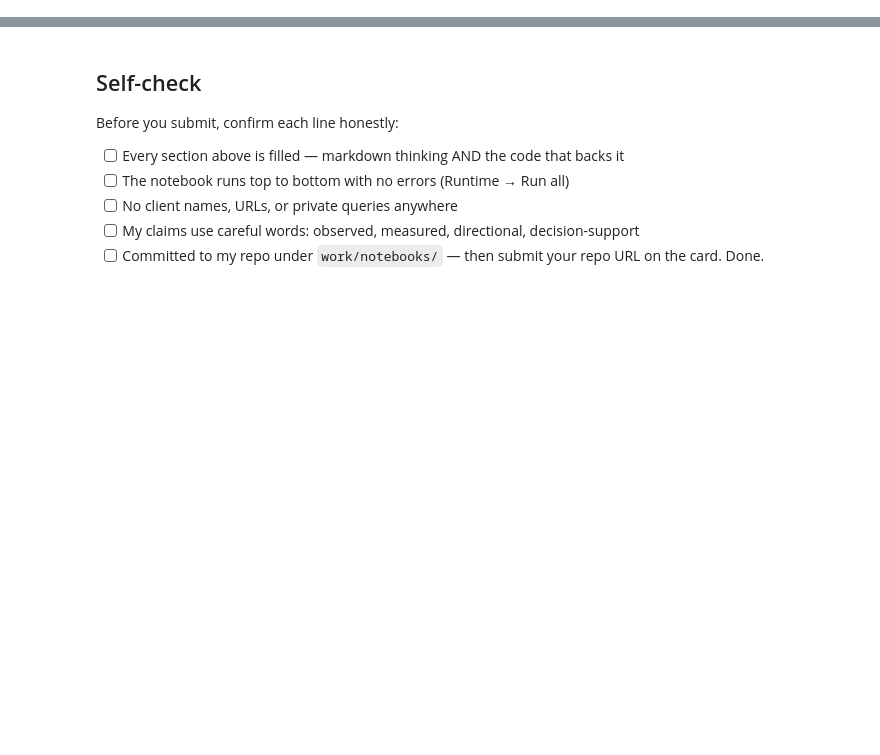
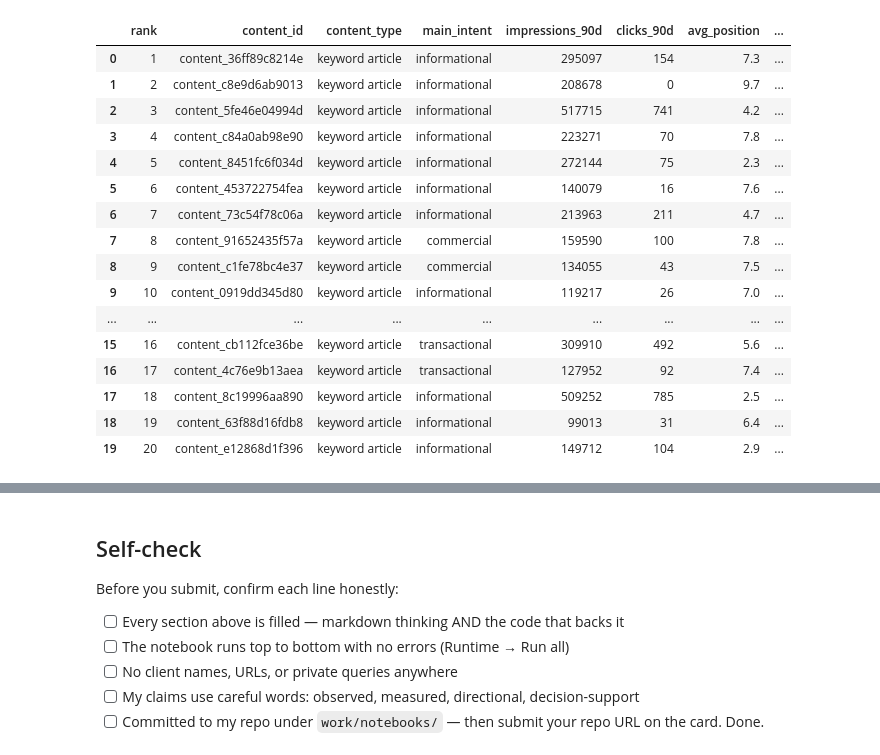
Before and after one commit to kevinwdt/flyrank-internship-ml, a Jupyter notebook: work/notebooks/w04_baseline_score.ipynb, the cells around one changed output, grey strips where cells are left out. Cells and saved outputs as stored; diff of their text form; code cells hidden in the pictures; blank space fills up the shorter version.

```diff
--- a/work/notebooks/w04_baseline_score.ipynb
+++ b/work/notebooks/w04_baseline_score.ipynb
@@ -12,0 +42,20 @@ This skeleton is yours to fill. Work the sections **in order** — each one has
+# %%
+# This cell is for CODE (numbers, a query, a check).
+# Write your text answer in the cell ABOVE this one — typing sentences here breaks Run All.
+import json
+from pathlib import Path
+
+import numpy as np
+import pandas as pd
+
+DATA_URL = (
+    "https://raw.githubusercontent.com/"
+    "kevinwdt/flyrank-internship-ml/main/"
+    "data/raw/content_refresh_anonymized.csv"
+)
+
+df = pd.read_csv(DATA_URL)
+
+print("Dataset loaded successfully.")
+print("Rows:", f"{len(df):,}")
+print("Columns:", len(df.columns))
@@ -12,0 +223,57 @@ This skeleton is yours to fill. Work the sections **in order** — each one has
+# %%
+# This cell is for CODE (numbers, a query, a check).
+# Write your text answer in the cell ABOVE this one — typing sentences here breaks Run All.
+
+# Keep only pages that have enough exposure and useful positions.
+rule_df = signal_df[
+    (signal_df["impressions_90d"] >= 500)
+    & (signal_df["avg_position"] >= 1)
+    & (signal_df["avg_position"] <= 20)
+].copy()
+
+rule_df["baseline_score"] = (
+    rule_df["positive_ctr_gap_pp"] / 100
+    * rule_df["impressions_90d"]
+)
+
+# Keep only pages performing below their position benchmark.
+queue = rule_df[
+    rule_df["baseline_score"] > 0
+].copy()
+
+queue["reason_code"] = "CTR_BELOW_POSITION_BENCHMARK"
+queue["action_label"] = "REVIEW_SNIPPET_AND_INTENT"
+
+queue = queue.sort_values(
+    by=["baseline_score", "impressions_90d"],
+    ascending=[False, False]
+).reset_index(drop=True)
+
+queue.insert(
+    0,
+    "rank",
+    np.arange(1, len(queue) + 1)
+)
+
+queue_columns = [
+    "rank",
+    "content_id",
+    "content_type",
+    "main_intent",
+    "impressions_90d",
+    "clicks_90d",
+    "avg_position",
+    "position_bucket",
+    "ctr",
+    "expected_ctr_pct",
+    "positive_ctr_gap_pp",
+    "baseline_score",
+    "reason_code",
+    "action_label"
+]
+
+queue = queue[queue_columns]
+
+print("Pages in ranked queue:", f"{len(queue):,}")
+display(queue.head(20).round(3))
+# %% [output]
@@ -12,0 +281,17 @@ This skeleton is yours to fill. Work the sections **in order** — each one has
+|  | rank | content_id | content_type | main_intent | impressions_90d | clicks_90d | avg_position | ... |
+| 0 | 1 | content_36ff89c8214e | keyword article | informational | 295097 | 154 | 7.3 | ... |
+| 1 | 2 | content_c8e9d6ab9013 | keyword article | informational | 208678 | 0 | 9.7 | ... |
+| 2 | 3 | content_5fe46e04994d | keyword article | informational | 517715 | 741 | 4.2 | ... |
+| 3 | 4 | content_c84a0ab98e90 | keyword article | informational | 223271 | 70 | 7.8 | ... |
+| 4 | 5 | content_8451fc6f034d | keyword article | informational | 272144 | 75 | 2.3 | ... |
+| 5 | 6 | content_453722754fea | keyword article | informational | 140079 | 16 | 7.6 | ... |
+| 6 | 7 | content_73c54f78c06a | keyword article | informational | 213963 | 211 | 4.7 | ... |
+| 7 | 8 | content_91652435f57a | keyword article | commercial | 159590 | 100 | 7.8 | ... |
+| 8 | 9 | content_c1fe78bc4e37 | keyword article | commercial | 134055 | 43 | 7.5 | ... |
+| 9 | 10 | content_0919dd345d80 | keyword article | informational | 119217 | 26 | 7.0 | ... |
+| ... | ... | ... | ... | ... | ... | ... | ... | ... |
+| 15 | 16 | content_cb112fce36be | keyword article | transactional | 309910 | 492 | 5.6 | ... |
+| 16 | 17 | content_4c76e9b13aea | keyword article | transactional | 127952 | 92 | 7.4 | ... |
+| 17 | 18 | content_8c19996aa890 | keyword article | informational | 509252 | 785 | 2.5 | ... |
+| 18 | 19 | content_63f88d16fdb8 | keyword article | informational | 99013 | 31 | 6.4 | ... |
+| 19 | 20 | content_e12868d1f396 | keyword article | informational | 149712 | 104 | 2.9 | ... |
```
Also changed, not shown: parts of 25 cells of this notebook.
